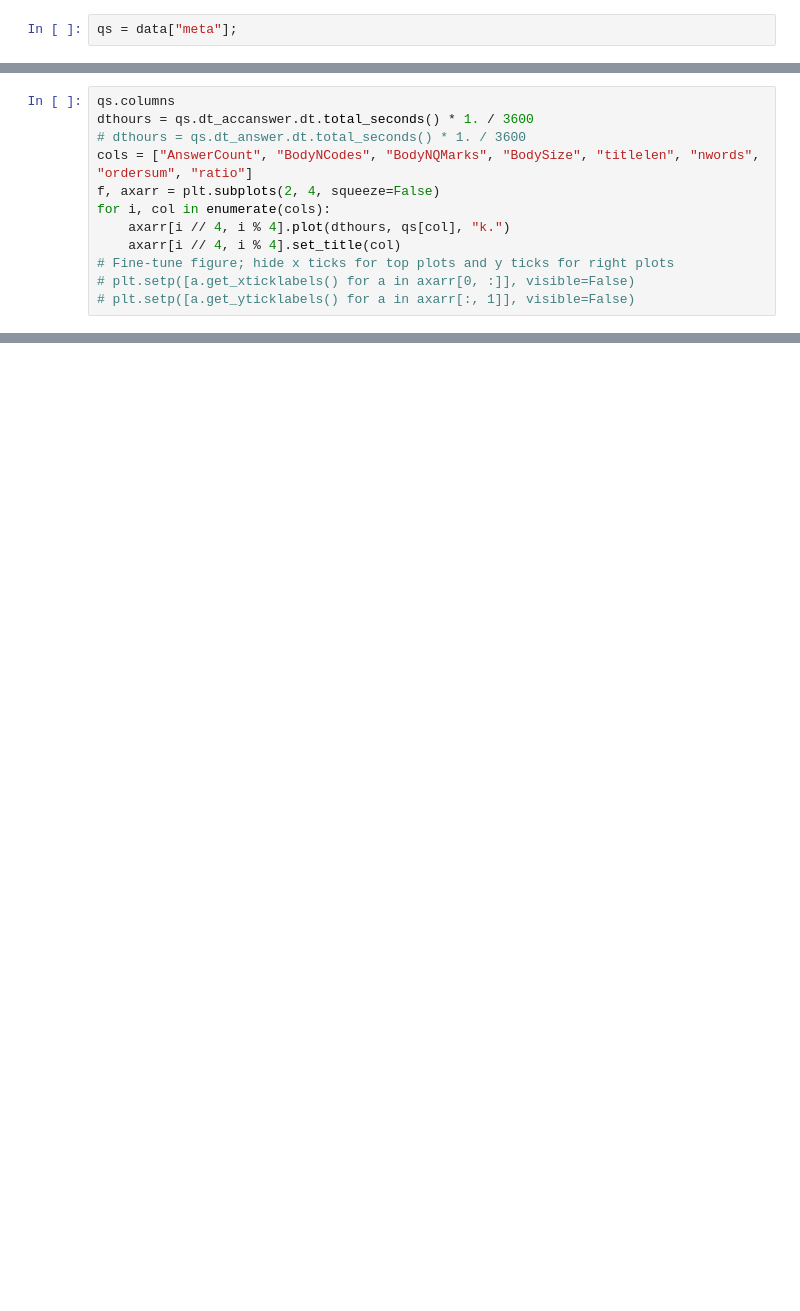
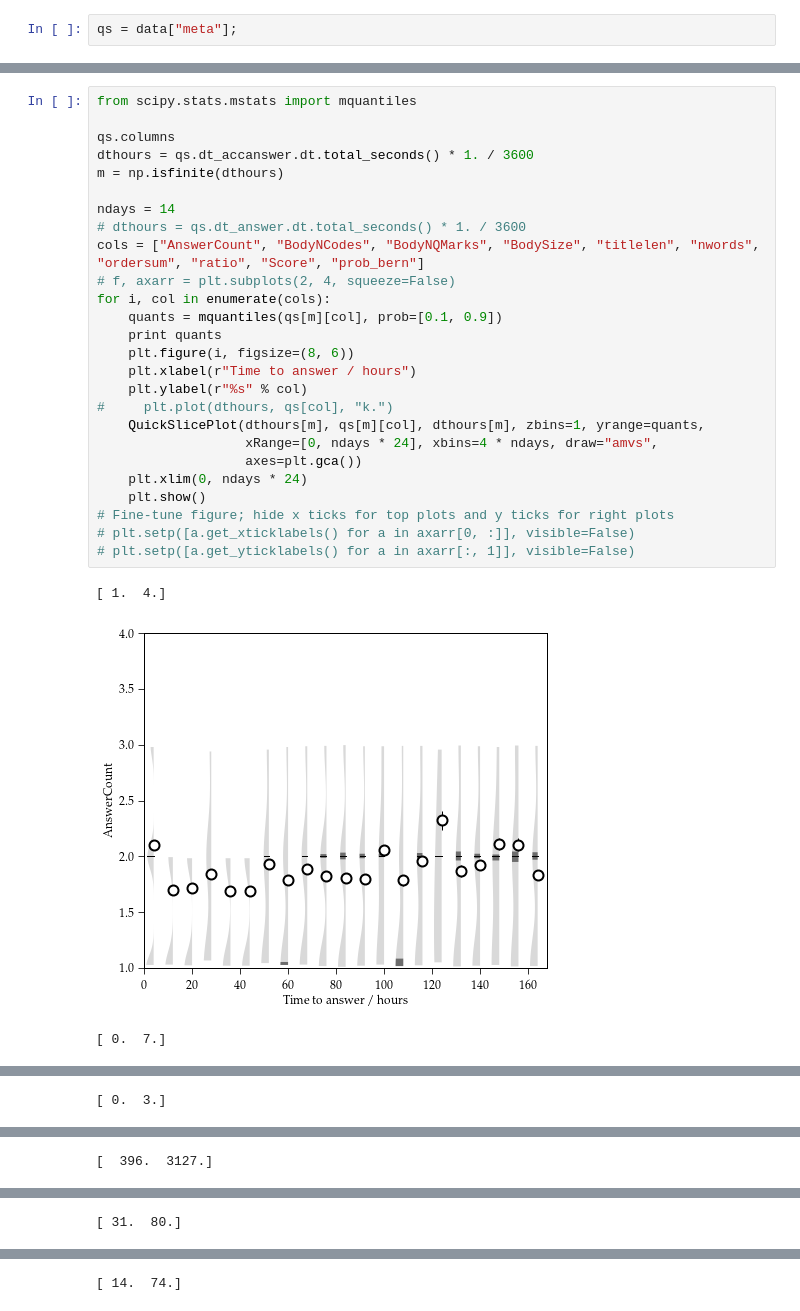
Before and after one commit to AkagiShigeru/incubator-overflow, a Jupyter notebook: stackoverflow-answer.ipynb, the cells around one changed output, grey strips where cells are left out. Drawn from its saved outputs; the diff is of its cells as text; blank space fills up the shorter version.

```diff
--- a/stackoverflow-answer.ipynb
+++ b/stackoverflow-answer.ipynb
@@ -47,12 +80,30 @@ plt.subplots?
 # %%
+from scipy.stats.mstats import mquantiles
+
 qs.columns
 dthours = qs.dt_accanswer.dt.total_seconds() * 1. / 3600
+m = np.isfinite(dthours)
+
+ndays = 14
 # dthours = qs.dt_answer.dt.total_seconds() * 1. / 3600
-cols = ["AnswerCount", "BodyNCodes", "BodyNQMarks", "BodySize", "titlelen", "nwords", "ordersum", "ratio"]
-f, axarr = plt.subplots(2, 4, squeeze=False)
+cols = ["AnswerCount", "BodyNCodes", "BodyNQMarks", "BodySize", "titlelen", "nwords", "ordersum", "ratio", "Score", "prob_bern"]
+# f, axarr = plt.subplots(2, 4, squeeze=False)
 for i, col in enumerate(cols):
-    axarr[i // 4, i % 4].plot(dthours, qs[col], "k.")
-    axarr[i // 4, i % 4].set_title(col)
+    quants = mquantiles(qs[m][col], prob=[0.1, 0.9])
+    print quants
+    plt.figure(i, figsize=(8, 6))
+    plt.xlabel(r"Time to answer / hours")
+    plt.ylabel(r"%s" % col)
+#     plt.plot(dthours, qs[col], "k.")
+    QuickSlicePlot(dthours[m], qs[m][col], dthours[m], zbins=1, yrange=quants,
+                   xRange=[0, ndays * 24], xbins=4 * ndays, draw="amvs",
+                   axes=plt.gca())
+    plt.xlim(0, ndays * 24)
+    plt.show()
 # Fine-tune figure; hide x ticks for top plots and y ticks for right plots
 # plt.setp([a.get_xticklabels() for a in axarr[0, :]], visible=False)
 # plt.setp([a.get_yticklabels() for a in axarr[:, 1]], visible=False)
+# %% [output]
+[ 1.  4.]
+[figure, added]
+[ 0.  7.]
@@ -58,0 +111 @@ for i, col in enumerate(cols):
+[ 0.  3.]
@@ -58,0 +113 @@ for i, col in enumerate(cols):
+[  396.  3127.]
@@ -58,0 +115 @@ for i, col in enumerate(cols):
+[ 31.  80.]
@@ -58,0 +117 @@ for i, col in enumerate(cols):
+[ 14.  74.]
```
Also changed, not shown: parts of 12 cells of this notebook, 1 other file.
